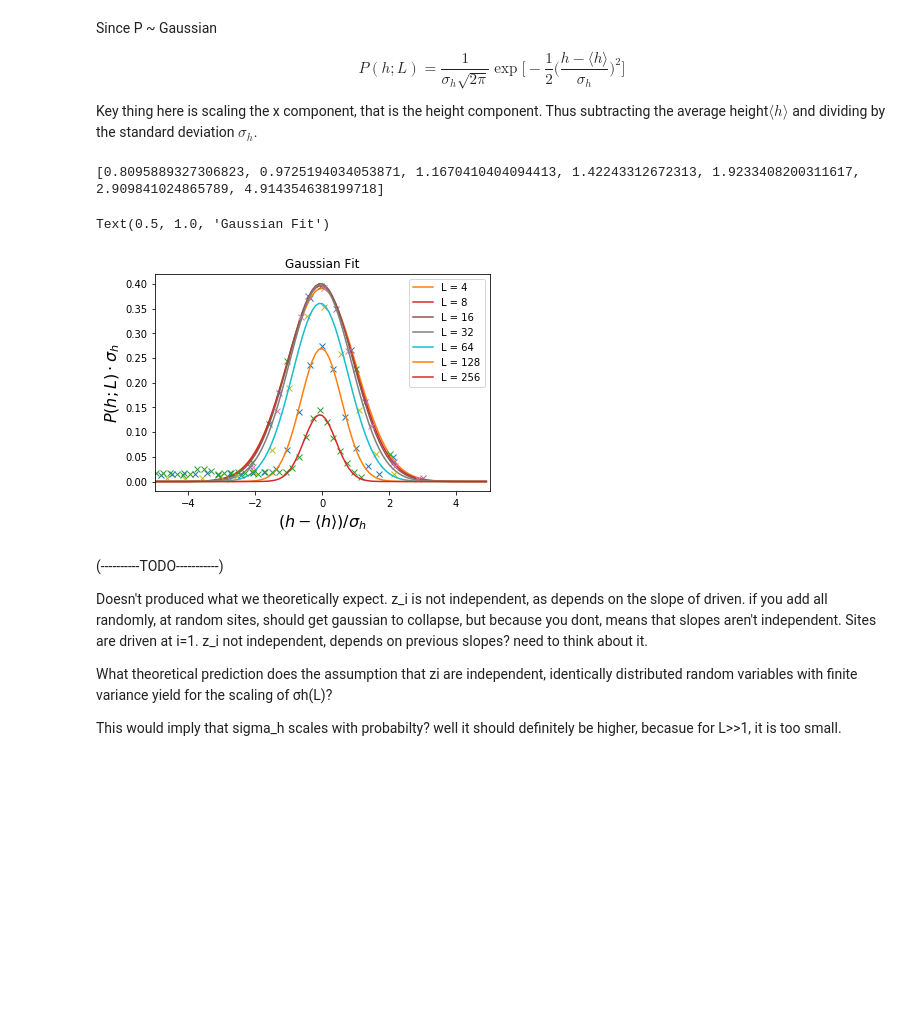
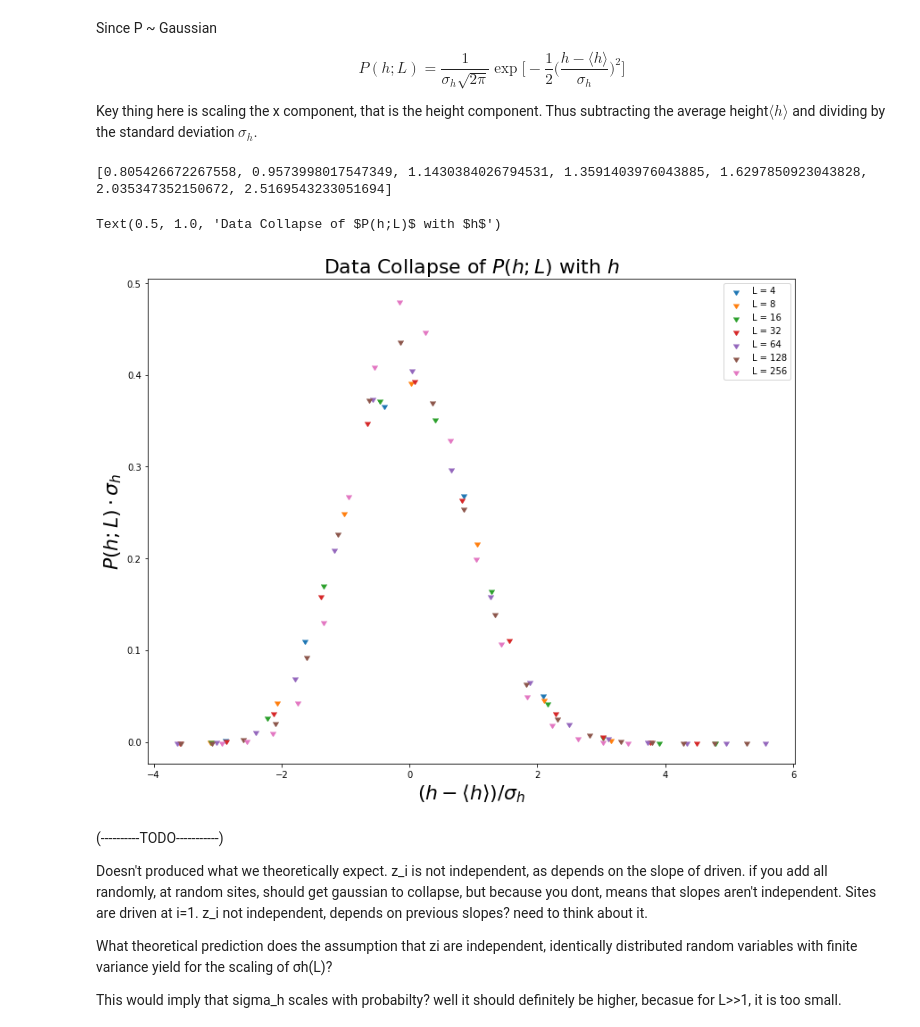
Before and after one commit to shaunfg/Complexity-Networks, a Jupyter notebook: Complexity_Project.ipynb, the cells around one changed output. Cells and saved outputs as stored; diff of their text form; code cells hidden in the pictures; blank space fills up the shorter version.

```diff
--- a/Complexity_Project.ipynb
+++ b/Complexity_Project.ipynb
@@ -391,8 +409,8 @@ Increasing the size of the system, would increase the number of recurrent config
 
 Seems to follow a logarithmic distribution?
 # %%
-# sizes = np.array([4,8,16,32,64,128,256])
-sizes = np.array([4,8,16,32])
+sizes = np.array([4,8,16,32,64,128,256])
+# sizes = np.array([4,8,16,32])
 # %%
 Oslo_models = [Oslo(L) for L in sizes]
 
@@ -726,42 +759,61 @@ def gauss_fit(x,y,mean,sigma,size):
     plt.plot(samp_x,gaus(samp_x,*popt),label='L = {}'.format(size))
 # %%
+import matplotlib
+
 new_heights = []
 new_probs = []
+plt.figure(figsize=(13,10))
 
 print(std_heights)
 for i in range(len(heights)):
-    x = (( heights[i] - avg_heights[i] )/ std_heights[i] )
-    y = std_heights[i] * probs[i]
+# for i in [4]:
+
+#     x = (( heights[i] - avg_heights[i] )/ np.sqrt(2*(std_heights[i]**2)))
+    x = (( heights[i] - avg_heights[i] )/ (std_heights[i]))
+
+    y = probs[i] * std_heights[i]#/ max(probs[i])
+
+    plt.plot(x,y,'x',label = "L = {}".format(sizes[i]),marker = matplotlib.markers.CARETDOWNBASE)
 
     new_heights.append(x)
     new_probs.append(y)
 
-    gauss_fit(x,y,0,1,size = sizes[i])
-plt.xlim(-5,5)
+#     gauss_fit(x,y,std_heights[i],size = sizes[i])
+
+# plt.xlim(-5,5)
 plt.legend()
-plt.ylabel("$P(h;L) \cdot \sigma_h$",fontsize = 16)
-plt.xlabel(r"$(h - \langle h\rangle)/\sigma_h$",fontsize = 16)
-plt.title("Gaussian Fit")
+plt.ylabel("$P(h;L) \cdot \sigma_h$",fontsize = 22)
+plt.xlabel(r"$(h - \langle h\rangle)/\sigma_h$",fontsize = 22)
+plt.title("Data Collapse of $P(h;L)$ with $h$",fontsize = 22)
 
 # plt.figure()
 # [plt.plot(new_heights[i],new_probs[i],label = "L = {}".format(sizes[i])) for i in range(len(heights))]
 # plt.xlim(-5,5)
 # plt.legend()
 
 
 # plt.figure()
 # [plt.plot(new_heights[i], probs[i],label = "L = {}".format(sizes[i])) for i in range(len(heights))]
 # plt.xlim(-5,5)
 
-#
+
+# i just normalised all to their maxima how come?
+# ^ i just realised that it should get normalised by using sigma, i didnt try that
+# to data collpase?
+# but i thought like the below is not what we "re expect right??"
+# we do expect a Gaussian, but it will be skewed, not even
+# but the below doesnt look very skewed
+# yeah ikr
+# but its not data collapsed
+# the below one ohh hmm okok
 
 # [plt.plot(heights[i],np.log(probs[i]),label = "L = {}".format(sizes[i])) for i in range(len(heights))]
 # plt.figure()
 # [plt.plot(new_heights[i],np.log(probs[i]),label = "L = {}".format(sizes[i])) for i in range(len(heights))]
 # %% [output]
-[0.8095889327306823, 0.9725194034053871, 1.1670410404094413, 1.42243312672313, 1.9233408200311617, 2.909841024865789, 4.914354638199718]
+[0.805426672267558, 0.9573998017547349, 1.1430384026794531, 1.3591403976043885, 1.6297850923043828, 2.035347352150672, 2.5169543233051694]
-Text(0.5, 1.0, 'Gaussian Fit')
+Text(0.5, 1.0, 'Data Collapse of $P(h;L)$ with $h$')
-[figure, old version]
+[figure, new version]
 # %% [markdown]
 (----------TODO-----------)
 
```
Also changed, not shown: parts of 14 cells of this notebook, 1 other file.
